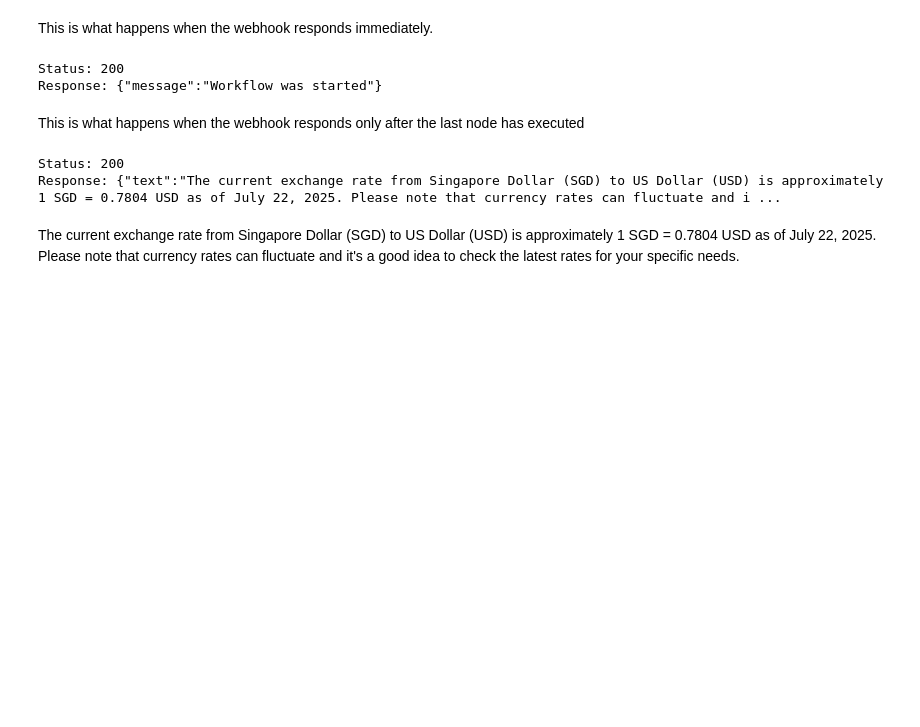
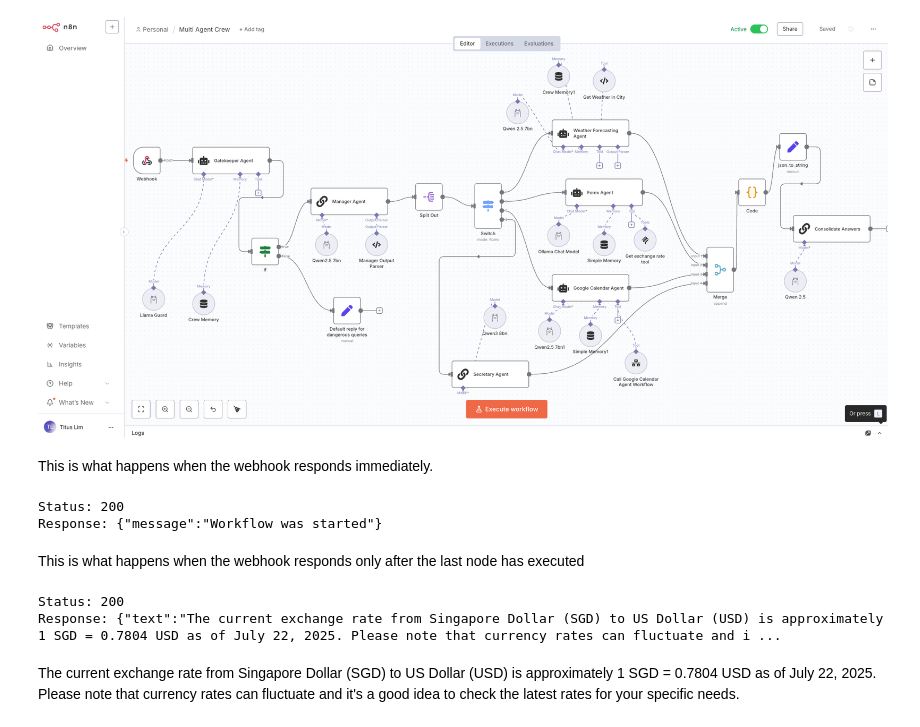
Before and after one commit to tituslhy/n8n-playground, a Jupyter notebook: notebooks/call_n8n.ipynb, the cells around one changed output. Drawn from its saved outputs; the diff is of its cells as text; code cells hidden in the pictures; blank space fills up the shorter version.

Commit message:
add image

```diff
--- a/notebooks/call_n8n.ipynb
+++ b/notebooks/call_n8n.ipynb
@@ -1,3 +12,9 @@
+# %%
+from IPython.display import display, Image
+
+display(Image("../images/17. Activate Workflow.png"))
+# %% [output]
+[figure, added]
 # %%
 import requests
 
```
Also changed, not shown: parts of 1 cell of this notebook.
